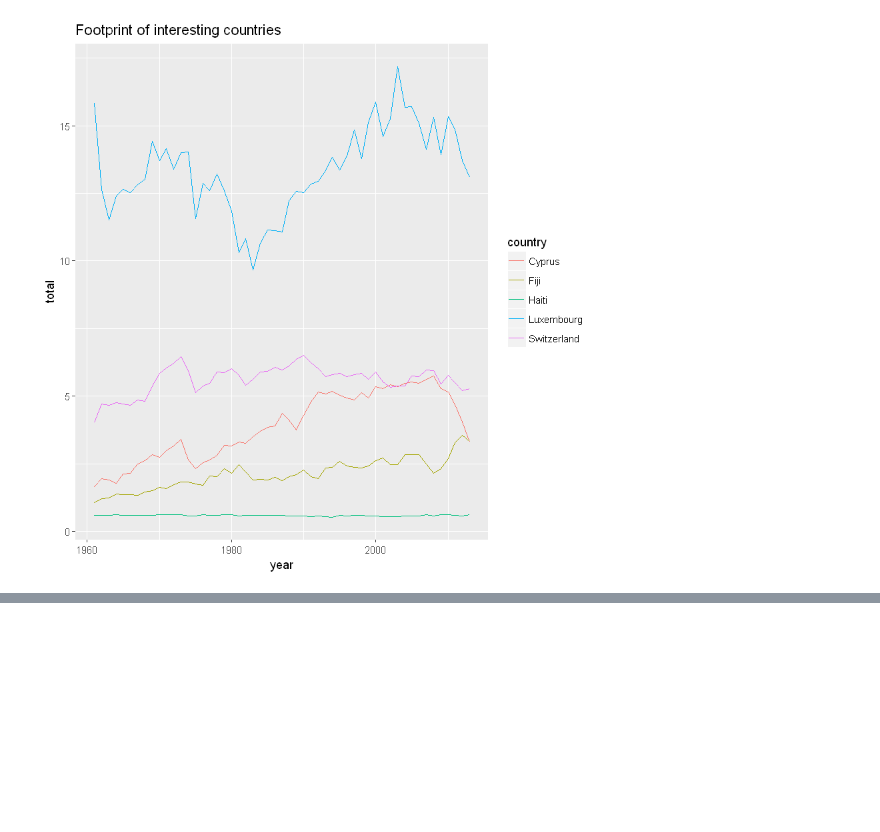
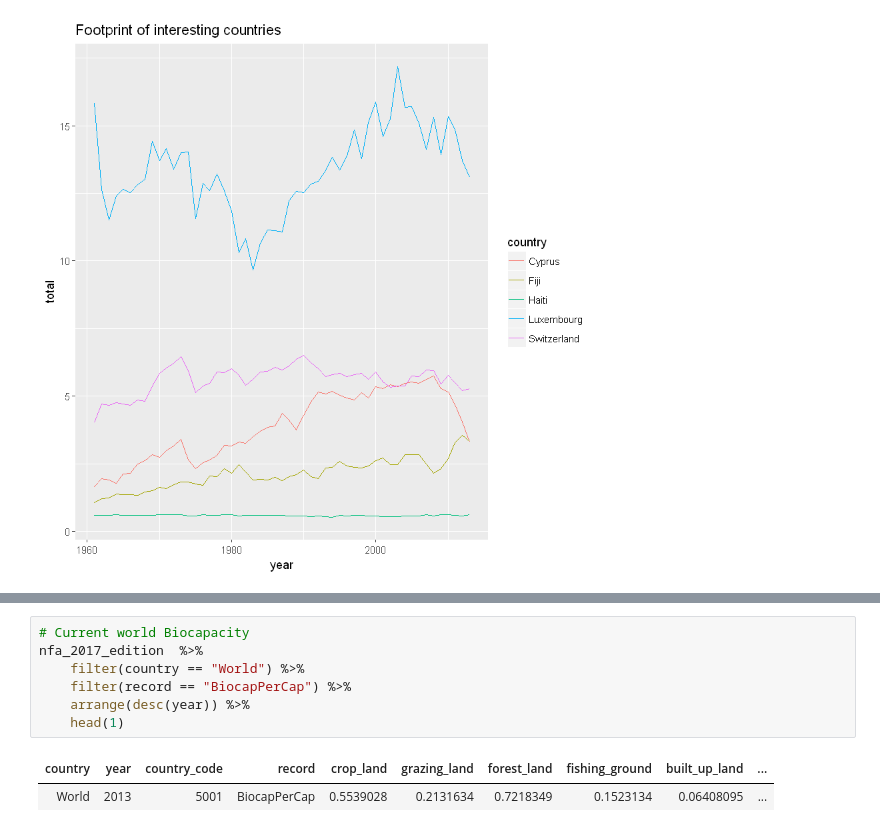
Before and after one commit to huli/mas-data-science, a Jupyter notebook: CAS Data Visualization/Project/storyboard.ipynb, the cells around one changed output, grey strips where cells are left out. Cells and saved outputs as stored; diff of their text form; blank space fills up the shorter version.

```diff
--- a/CAS Data Visualization/Project/storyboard.ipynb
+++ b/CAS Data Visualization/Project/storyboard.ipynb
@@ -343,0 +344,10 @@ nfa_2017_edition  %>%
+# %%
+# Current world Biocapacity
+nfa_2017_edition  %>%
+    filter(country == "World") %>%
+    filter(record == "BiocapPerCap") %>%
+    arrange(desc(year)) %>%
+    head(1)
+# %% [output]
+| country | year | country_code | record | crop_land | grazing_land | forest_land | fishing_ground | built_up_land | ... |
+| World | 2013 | 5001 | BiocapPerCap | 0.5539028 | 0.2131634 | 0.7218349 | 0.1523134 | 0.06408095 | ... |
```
Also changed, not shown: parts of 8 cells of this notebook.
